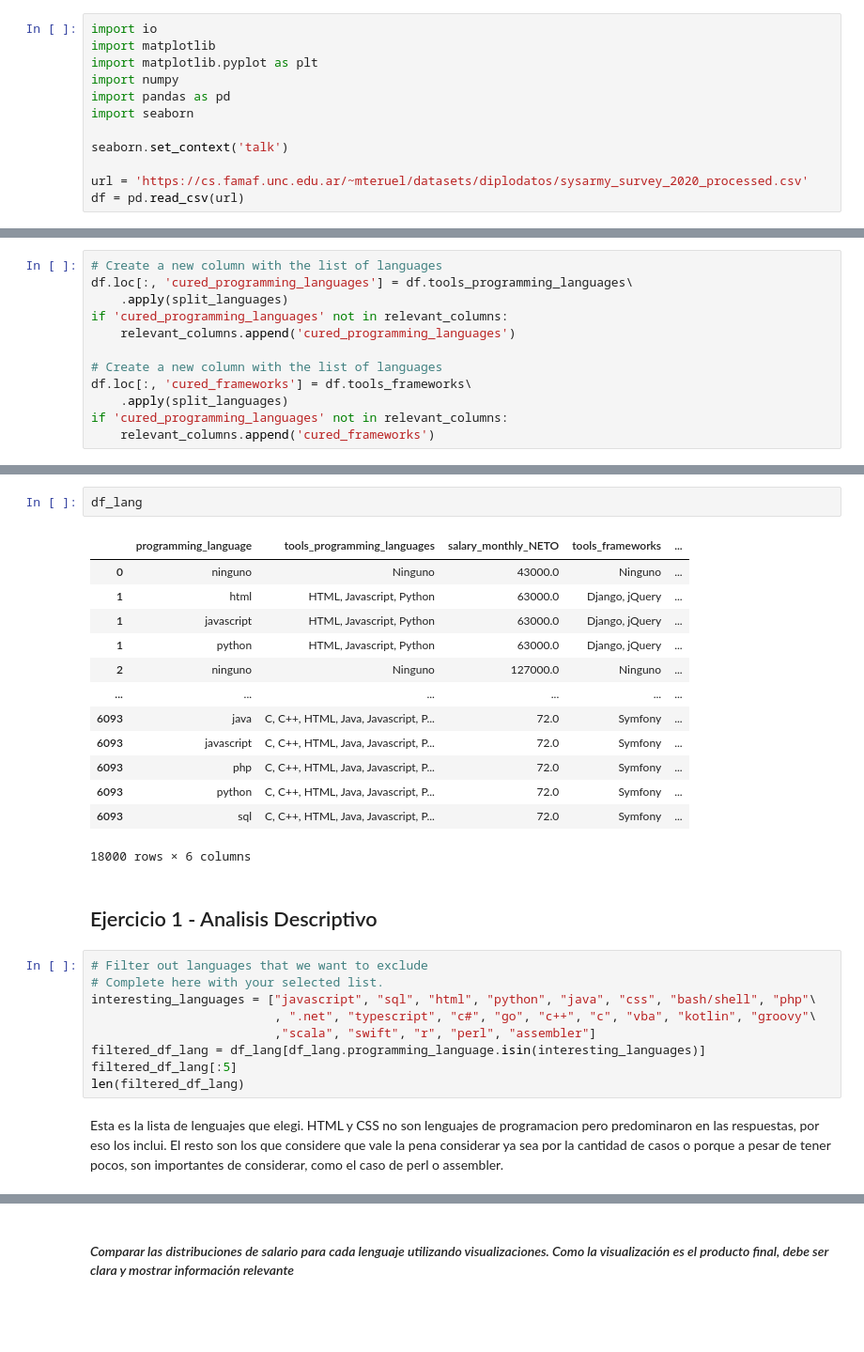
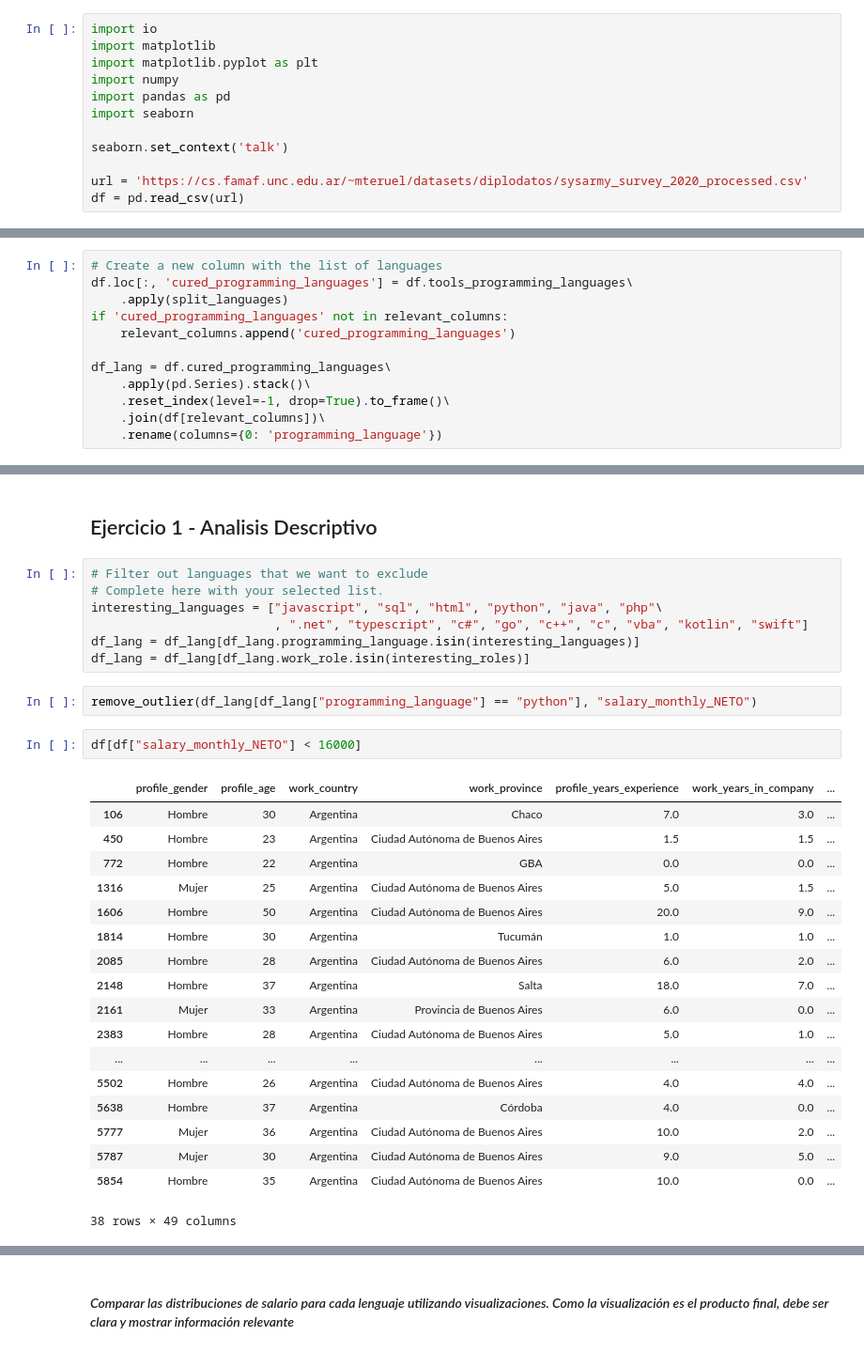
Before and after one commit to neolaand/diplodatos, a Jupyter notebook: entregable_rtas.ipynb, the cells around one changed output, grey strips where cells are left out. Shown: that part at 94% size. Drawn from its saved outputs; the diff is of its cells as text; blank space fills up the shorter version.

```diff
--- a/entregable_rtas.ipynb
+++ b/entregable_rtas.ipynb
@@ -52,8 +153,8 @@ df.loc[:, 'cured_programming_languages'] = df.tools_programming_languages\
 if 'cured_programming_languages' not in relevant_columns:
     relevant_columns.append('cured_programming_languages')
 
-# Create a new column with the list of languages
-df.loc[:, 'cured_frameworks'] = df.tools_frameworks\
-    .apply(split_languages)
-if 'cured_programming_languages' not in relevant_columns:
-    relevant_columns.append('cured_frameworks')
+df_lang = df.cured_programming_languages\
+    .apply(pd.Series).stack()\
+    .reset_index(level=-1, drop=True).to_frame()\
+    .join(df[relevant_columns])\
+    .rename(columns={0: 'programming_language'})
@@ -80,29 +161,32 @@ df_frame = df.cured_frameworks\
-# %%
-df_lang
-# %% [output]
-|  | programming_language | tools_programming_languages | salary_monthly_NETO | tools_frameworks | ... |
-| 0 | ninguno | Ninguno | 43000.0 | Ninguno | ... |
-| 1 | html | HTML, Javascript, Python | 63000.0 | Django, jQuery | ... |
-| 1 | javascript | HTML, Javascript, Python | 63000.0 | Django, jQuery | ... |
-| 1 | python | HTML, Javascript, Python | 63000.0 | Django, jQuery | ... |
-| 2 | ninguno | Ninguno | 127000.0 | Ninguno | ... |
-| ... | ... | ... | ... | ... | ... |
-| 6093 | java | C, C++, HTML, Java, Javascript, P... | 72.0 | Symfony | ... |
-| 6093 | javascript | C, C++, HTML, Java, Javascript, P... | 72.0 | Symfony | ... |
-| 6093 | php | C, C++, HTML, Java, Javascript, P... | 72.0 | Symfony | ... |
-| 6093 | python | C, C++, HTML, Java, Javascript, P... | 72.0 | Symfony | ... |
-| 6093 | sql | C, C++, HTML, Java, Javascript, P... | 72.0 | Symfony | ... |
-18000 rows × 6 columns
 # %% [markdown]
 ## Ejercicio 1 - Analisis Descriptivo
 # %%
 # Filter out languages that we want to exclude
 # Complete here with your selected list.
-interesting_languages = ["javascript", "sql", "html", "python", "java", "css", "bash/shell", "php"\
-                         , ".net", "typescript", "c#", "go", "c++", "c", "vba", "kotlin", "groovy"\
-                         ,"scala", "swift", "r", "perl", "assembler"]
-filtered_df_lang = df_lang[df_lang.programming_language.isin(interesting_languages)]
-filtered_df_lang[:5]
-len(filtered_df_lang)
+interesting_languages = ["javascript", "sql", "html", "python", "java", "php"\
+                         , ".net", "typescript", "c#", "go", "c++", "c", "vba", "kotlin", "swift"]
+df_lang = df_lang[df_lang.programming_language.isin(interesting_languages)]
+df_lang = df_lang[df_lang.work_role.isin(interesting_roles)]
-# %% [markdown]
-Esta es la lista de lenguajes que elegi. HTML y CSS no son lenguajes de programacion pero predominaron en las respuestas, por eso los inclui. El resto son los que considere que vale la pena considerar ya sea por la cantidad de casos o porque a pesar de tener pocos, son importantes de considerar, como el caso de perl o assembler.
+# %%
+remove_outlier(df_lang[df_lang["programming_language"] == "python"], "salary_monthly_NETO")
+# %%
+df[df["salary_monthly_NETO"] < 16000]
+# %% [output]
+|  | profile_gender | profile_age | work_country | work_province | profile_years_experience | work_years_in_company | ... |
+| 106 | Hombre | 30 | Argentina | Chaco | 7.0 | 3.0 | ... |
+| 450 | Hombre | 23 | Argentina | Ciudad Autónoma de Buenos Aires | 1.5 | 1.5 | ... |
+| 772 | Hombre | 22 | Argentina | GBA | 0.0 | 0.0 | ... |
+| 1316 | Mujer | 25 | Argentina | Ciudad Autónoma de Buenos Aires | 5.0 | 1.5 | ... |
+| 1606 | Hombre | 50 | Argentina | Ciudad Autónoma de Buenos Aires | 20.0 | 9.0 | ... |
+| 1814 | Hombre | 30 | Argentina | Tucumán | 1.0 | 1.0 | ... |
+| 2085 | Hombre | 28 | Argentina | Ciudad Autónoma de Buenos Aires | 6.0 | 2.0 | ... |
+| 2148 | Hombre | 37 | Argentina | Salta | 18.0 | 7.0 | ... |
+| 2161 | Mujer | 33 | Argentina | Provincia de Buenos Aires | 6.0 | 0.0 | ... |
+| 2383 | Hombre | 28 | Argentina | Ciudad Autónoma de Buenos Aires | 5.0 | 1.0 | ... |
+| ... | ... | ... | ... | ... | ... | ... | ... |
+| 5502 | Hombre | 26 | Argentina | Ciudad Autónoma de Buenos Aires | 4.0 | 4.0 | ... |
+| 5638 | Hombre | 37 | Argentina | Córdoba | 4.0 | 0.0 | ... |
+| 5777 | Mujer | 36 | Argentina | Ciudad Autónoma de Buenos Aires | 10.0 | 2.0 | ... |
+| 5787 | Mujer | 30 | Argentina | Ciudad Autónoma de Buenos Aires | 9.0 | 5.0 | ... |
+| 5854 | Hombre | 35 | Argentina | Ciudad Autónoma de Buenos Aires | 10.0 | 0.0 | ... |
+38 rows × 49 columns
```
Also changed, not shown: parts of 42 cells of this notebook, 1 other file.
